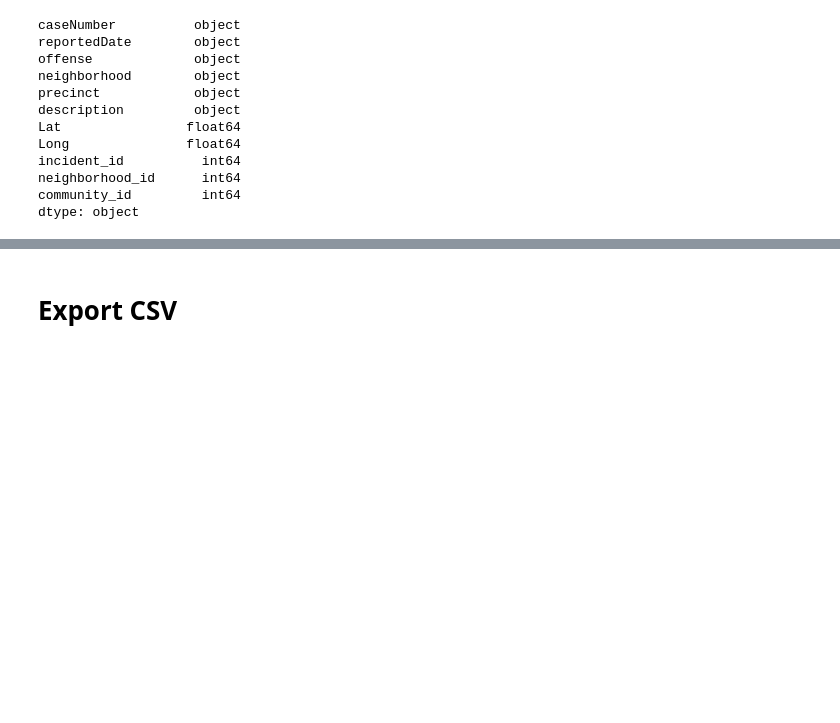
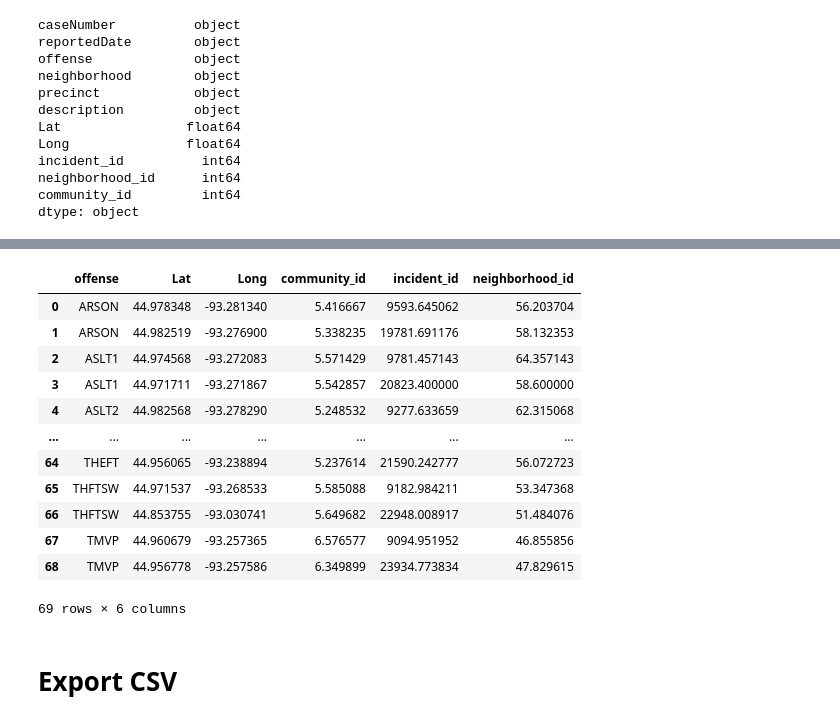
Before and after one commit to SwatiSSwain/REP_13_ETL-Project, a Jupyter notebook: Police_Incidents_ETL_Project2.ipynb, the cells around one changed output, grey strips where cells are left out. Cells and saved outputs as stored; diff of their text form; code cells hidden in the pictures; blank space fills up the shorter version.

```diff
--- a/Police_Incidents_ETL_Project2.ipynb
+++ b/Police_Incidents_ETL_Project2.ipynb
@@ -245,3 +285,21 @@ PI_Final_ID.head(5)
+# %%
+final = pd.pivot_table(PI_Final_ID,index=['offense'])
+final = final.reset_index()
+final
+# %% [output]
+|  | offense | Lat | Long | community_id | incident_id | neighborhood_id |
+| 0 | ARSON | 44.978348 | -93.281340 | 5.416667 | 9593.645062 | 56.203704 |
+| 1 | ARSON | 44.982519 | -93.276900 | 5.338235 | 19781.691176 | 58.132353 |
+| 2 | ASLT1 | 44.974568 | -93.272083 | 5.571429 | 9781.457143 | 64.357143 |
+| 3 | ASLT1 | 44.971711 | -93.271867 | 5.542857 | 20823.400000 | 58.600000 |
+| 4 | ASLT2 | 44.982568 | -93.278290 | 5.248532 | 9277.633659 | 62.315068 |
+| ... | ... | ... | ... | ... | ... | ... |
+| 64 | THEFT | 44.956065 | -93.238894 | 5.237614 | 21590.242777 | 56.072723 |
+| 65 | THFTSW | 44.971537 | -93.268533 | 5.585088 | 9182.984211 | 53.347368 |
+| 66 | THFTSW | 44.853755 | -93.030741 | 5.649682 | 22948.008917 | 51.484076 |
+| 67 | TMVP | 44.960679 | -93.257365 | 6.576577 | 9094.951952 | 46.855856 |
+| 68 | TMVP | 44.956778 | -93.257586 | 6.349899 | 23934.773834 | 47.829615 |
+69 rows × 6 columns
 # %% [markdown]
 # Export CSV
 # %%
```
Also changed, not shown: parts of 10 cells of this notebook, 5 other files.
